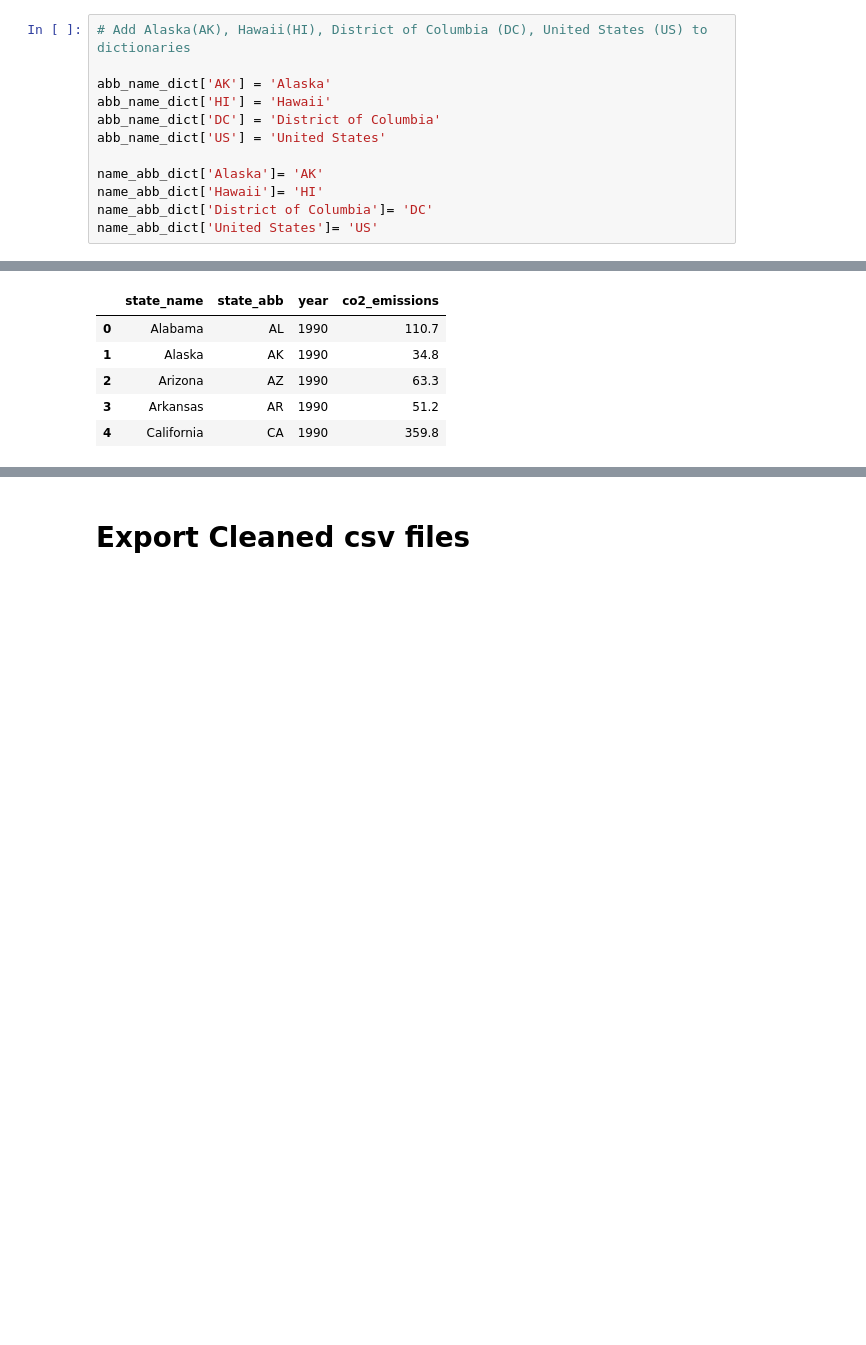
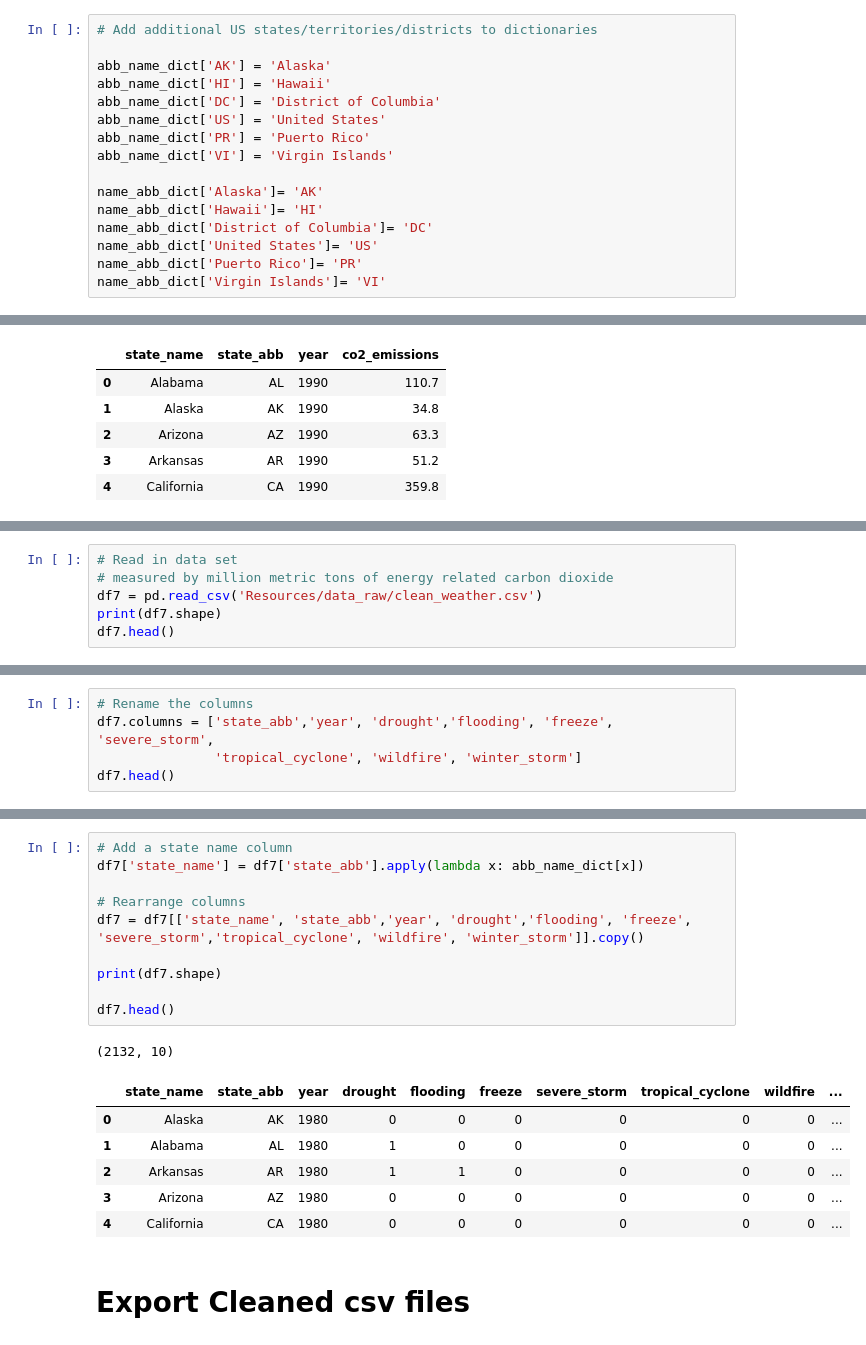
Before and after one commit to irenedepacina/final_project, a Jupyter notebook: ETL.ipynb, the cells around one changed output, grey strips where cells are left out. Cells and saved outputs as stored; diff of their text form; blank space fills up the shorter version.

Commit message:
Cleaned clean_weather.csv

```diff
--- a/ETL.ipynb
+++ b/ETL.ipynb
@@ -199,17 +199,21 @@ for row in df3.itertuples():
     abb_name_dict[row[2]] = row[1]
     name_abb_dict[row[1]]= row[2]
 # %%
-# Add Alaska(AK), Hawaii(HI), District of Columbia (DC), United States (US) to dictionaries
+# Add additional US states/territories/districts to dictionaries
 
 abb_name_dict['AK'] = 'Alaska'
 abb_name_dict['HI'] = 'Hawaii'
 abb_name_dict['DC'] = 'District of Columbia'
 abb_name_dict['US'] = 'United States'
+abb_name_dict['PR'] = 'Puerto Rico'
+abb_name_dict['VI'] = 'Virgin Islands'
 
 name_abb_dict['Alaska']= 'AK'
 name_abb_dict['Hawaii']= 'HI'
 name_abb_dict['District of Columbia']= 'DC'
 name_abb_dict['United States']= 'US'
+name_abb_dict['Puerto Rico']= 'PR'
+name_abb_dict['Virgin Islands']= 'VI'
 # %% [markdown]
 # Clean use_pop_gdp_1.csv
 # %%
@@ -498,0 +505,6 @@ df6.head()
+# %%
+# Read in data set
+# measured by million metric tons of energy related carbon dioxide
+df7 = pd.read_csv('Resources/data_raw/clean_weather.csv')
+print(df7.shape)
+df7.head()
@@ -498,0 +547,5 @@ df6.head()
+# %%
+# Rename the columns
+df7.columns = ['state_abb','year', 'drought','flooding', 'freeze', 'severe_storm',
+               'tropical_cyclone', 'wildfire', 'winter_storm']
+df7.head()
@@ -499,3 +568,21 @@ df6.head()
+# %%
+# Add a state name column
+df7['state_name'] = df7['state_abb'].apply(lambda x: abb_name_dict[x])
+
+# Rearrange columns
+df7 = df7[['state_name', 'state_abb','year', 'drought','flooding', 'freeze', 'severe_storm','tropical_cyclone', 'wildfire', 'winter_storm']].copy()
+
+print(df7.shape)
+
+df7.head()
+# %% [output]
+(2132, 10)
+|  | state_name | state_abb | year | drought | flooding | freeze | severe_storm | tropical_cyclone | wildfire | ... |
+| 0 | Alaska | AK | 1980 | 0 | 0 | 0 | 0 | 0 | 0 | ... |
+| 1 | Alabama | AL | 1980 | 1 | 0 | 0 | 0 | 0 | 0 | ... |
+| 2 | Arkansas | AR | 1980 | 1 | 1 | 0 | 0 | 0 | 0 | ... |
+| 3 | Arizona | AZ | 1980 | 0 | 0 | 0 | 0 | 0 | 0 | ... |
+| 4 | California | CA | 1980 | 0 | 0 | 0 | 0 | 0 | 0 | ... |
 # %% [markdown]
 # Export Cleaned csv files
 # %%
```
Also changed, not shown: parts of 7 cells of this notebook, 2 other files.
